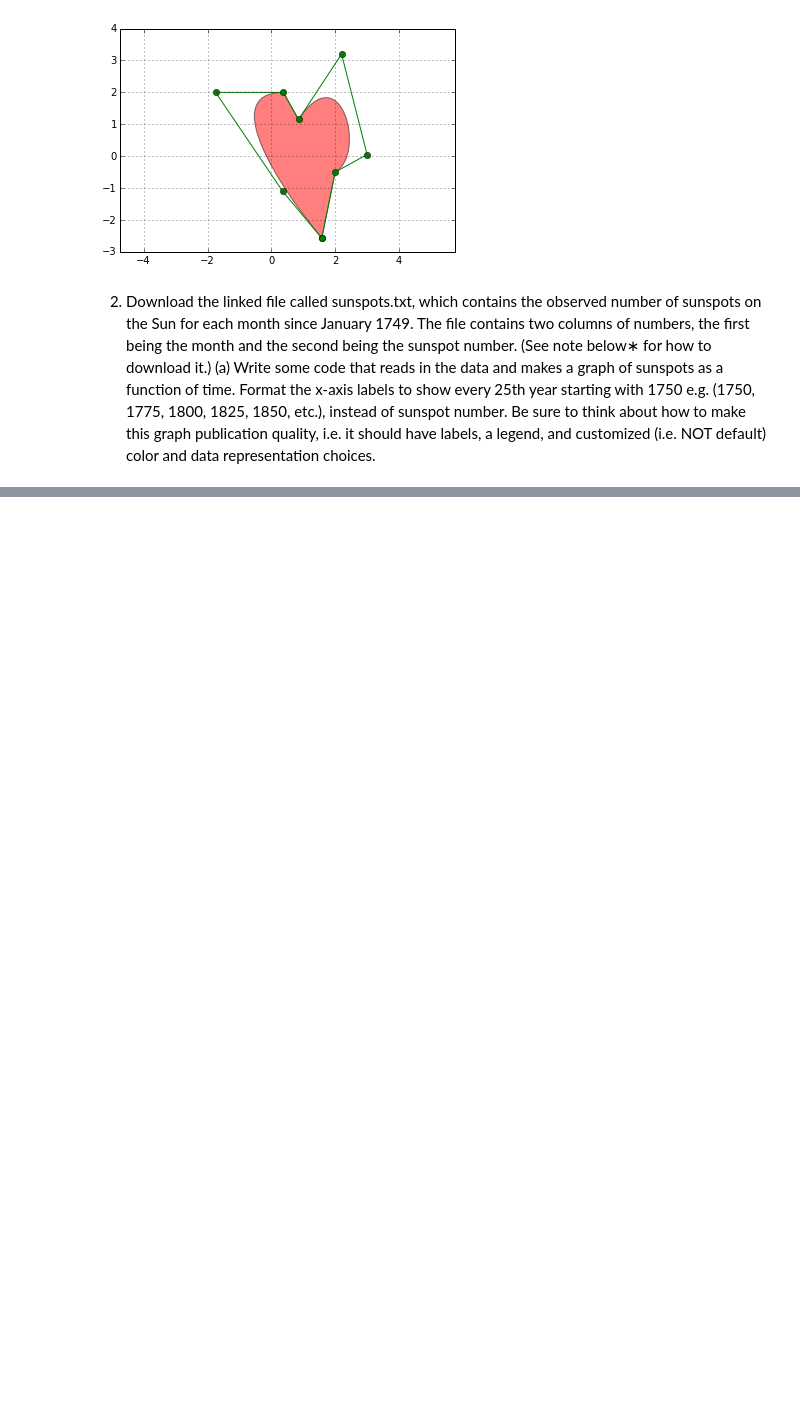
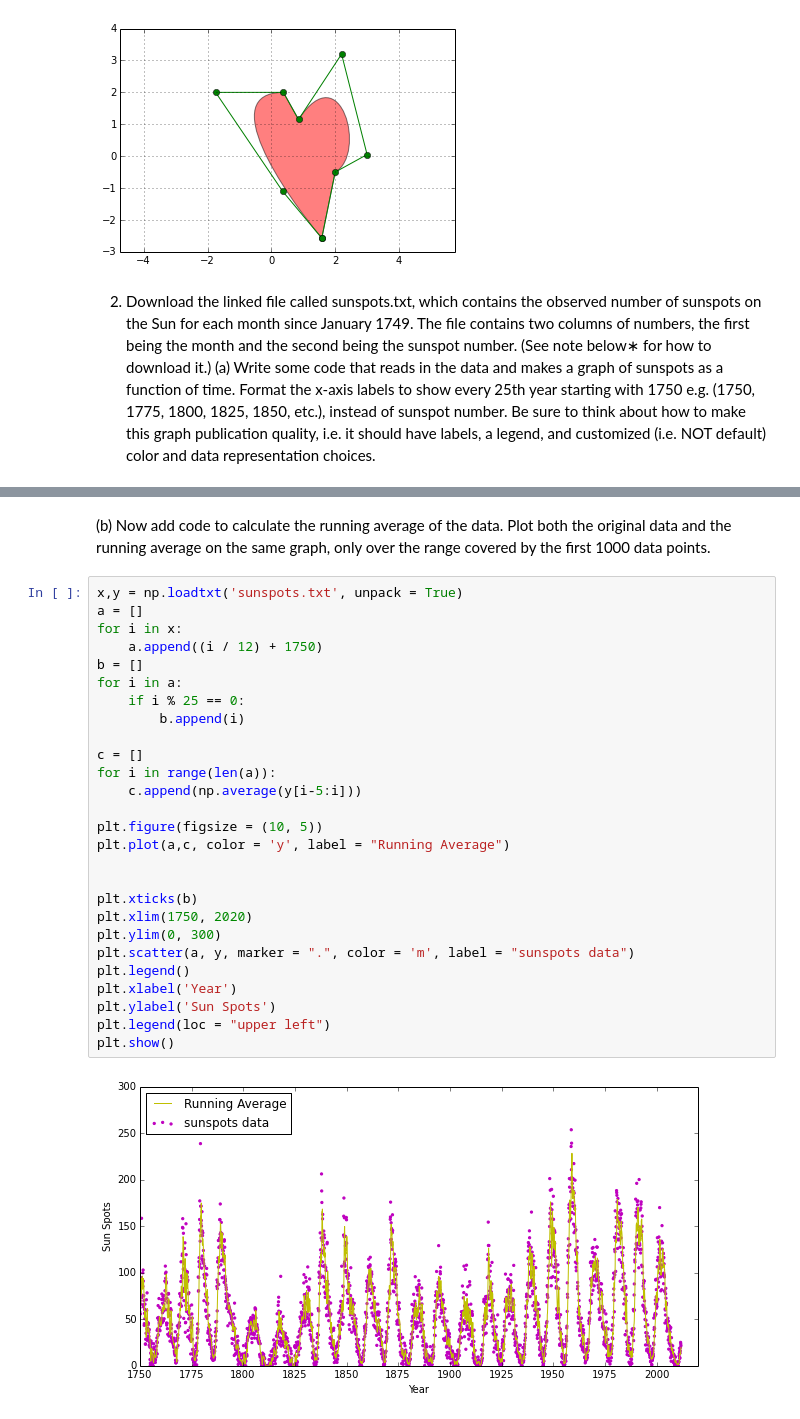
Before and after one commit to mkourjan/PHYS202-S14, a Jupyter notebook: Graphics/GraphicsExercises.ipynb, the cells around one changed output, grey strips where cells are left out. Saved outputs shown, nothing was run; the diff lists cells and outputs as text; blank space fills up the shorter version.

```diff
--- a/Graphics/GraphicsExercises.ipynb
+++ b/Graphics/GraphicsExercises.ipynb
@@ -105,0 +74,31 @@ x = np.linspace(1750, 2*np.pi, 300)
+# %% [markdown]
+(b) Now add code to calculate the running average of the data. Plot both the original data and the running average on the same graph, only over the range covered by the first 1000 data points.
+# %%
+x,y = np.loadtxt('sunspots.txt', unpack = True)
+a = []
+for i in x:
+    a.append((i / 12) + 1750)
+b = []
+for i in a:
+    if i % 25 == 0:
+        b.append(i)
+
+c = []
+for i in range(len(a)):
+    c.append(np.average(y[i-5:i]))
+
+plt.figure(figsize = (10, 5))
+plt.plot(a,c, color = 'y', label = "Running Average")
+
+
+plt.xticks(b)
+plt.xlim(1750, 2020)
+plt.ylim(0, 300)
+plt.scatter(a, y, marker = ".", color = 'm', label = "sunspots data")
+plt.legend()
+plt.xlabel('Year')
+plt.ylabel('Sun Spots')
+plt.legend(loc = "upper left")
+plt.show()
+# %% [output]
+[figure, added]
```
Also changed, not shown: parts of 6 cells of this notebook, 2 other files.
